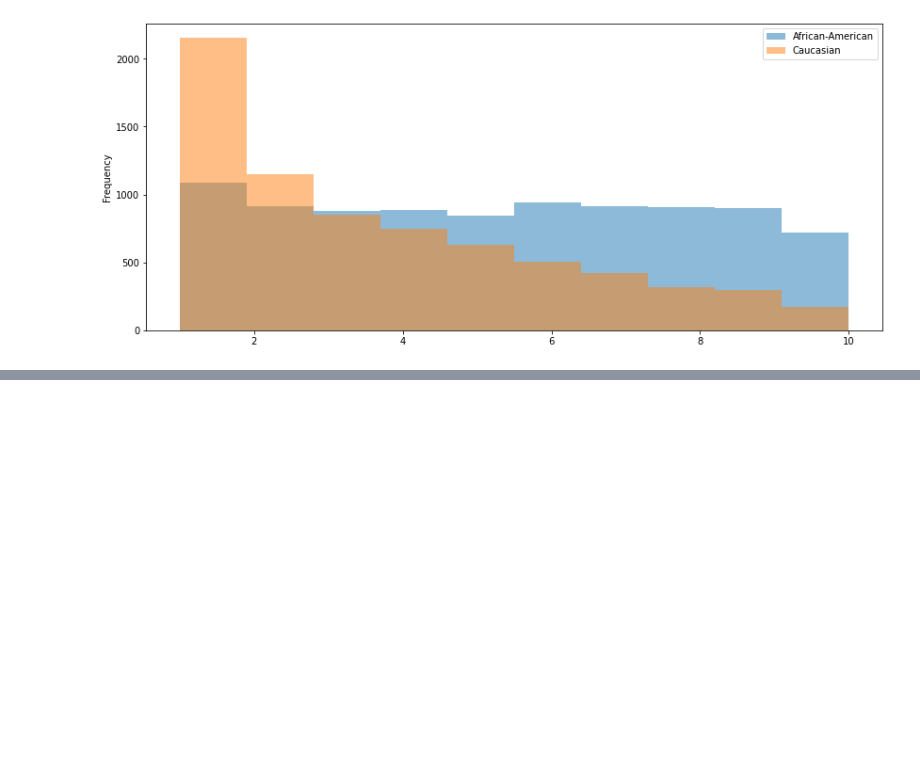
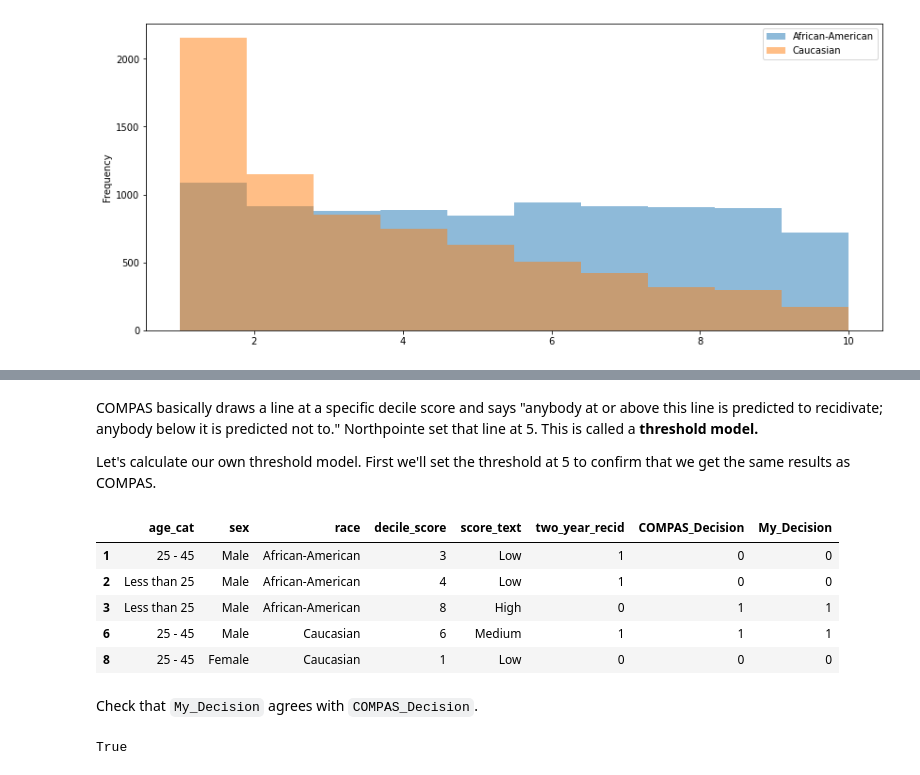
Before and after one commit to LarrySnyder/ASJ, a Jupyter notebook: compas/COMPAS_v1.ipynb, the cells around one changed output, grey strips where cells are left out. Cells and saved outputs as stored; diff of their text form; code cells hidden in the pictures; blank space fills up the shorter version.

```diff
--- a/compas/COMPAS_v1.ipynb
+++ b/compas/COMPAS_v1.ipynb
@@ -102,0 +169,23 @@ There's a big difference between the distribution of scores for African-American
+# %% [markdown]
+COMPAS basically draws a line at a specific decile score and says "anybody at or above this line is predicted to recidivate; anybody below it is predicted not to." Northpointe set that line at 5. This is called a **threshold model.**
+
+Let's calculate our own threshold model. First we'll set the threshold at 5 to confirm that we get the same results as COMPAS.
+# %%
+threshold = 5
+
+recidivism = recidivism.assign(My_Decision = 1 * (recidivism['decile_score'] >= threshold)) # 1 * converts Booleans to integers
+recidivism.head()
+# %% [output]
+|  | age_cat | sex | race | decile_score | score_text | two_year_recid | COMPAS_Decision | My_Decision |
+| 1 | 25 - 45 | Male | African-American | 3 | Low | 1 | 0 | 0 |
+| 2 | Less than 25 | Male | African-American | 4 | Low | 1 | 0 | 0 |
+| 3 | Less than 25 | Male | African-American | 8 | High | 0 | 1 | 1 |
+| 6 | 25 - 45 | Male | Caucasian | 6 | Medium | 1 | 1 | 1 |
+| 8 | 25 - 45 | Female | Caucasian | 1 | Low | 0 | 0 | 0 |
+# %% [markdown]
+Check that `My_Decision` agrees with `COMPAS_Decision`.
+# %%
+# Does `COMPAS_Decision` column equal `My_Decision` column?
+recidivism['COMPAS_Decision'].equals(recidivism['My_Decision'])
+# %% [output]
+True
```
Also changed, not shown: parts of 10 cells of this notebook.
